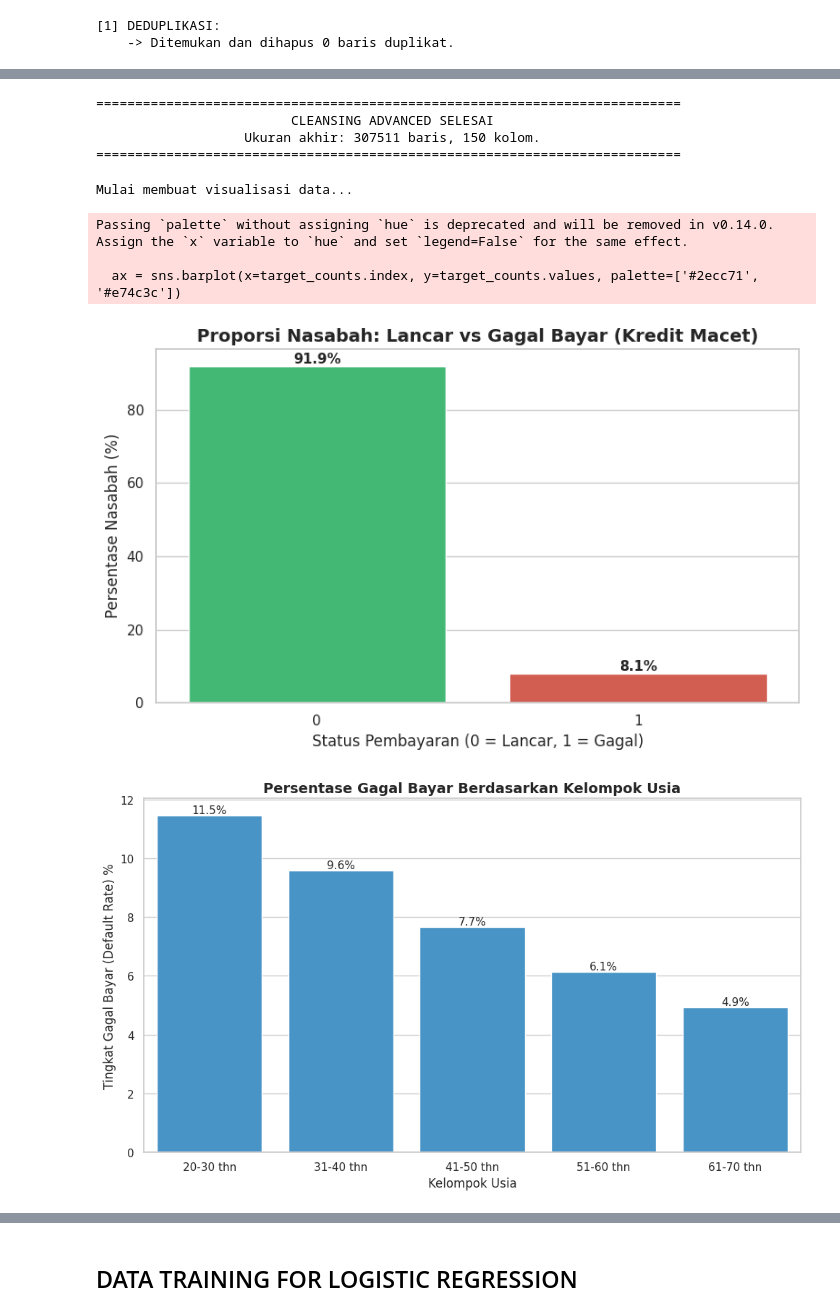
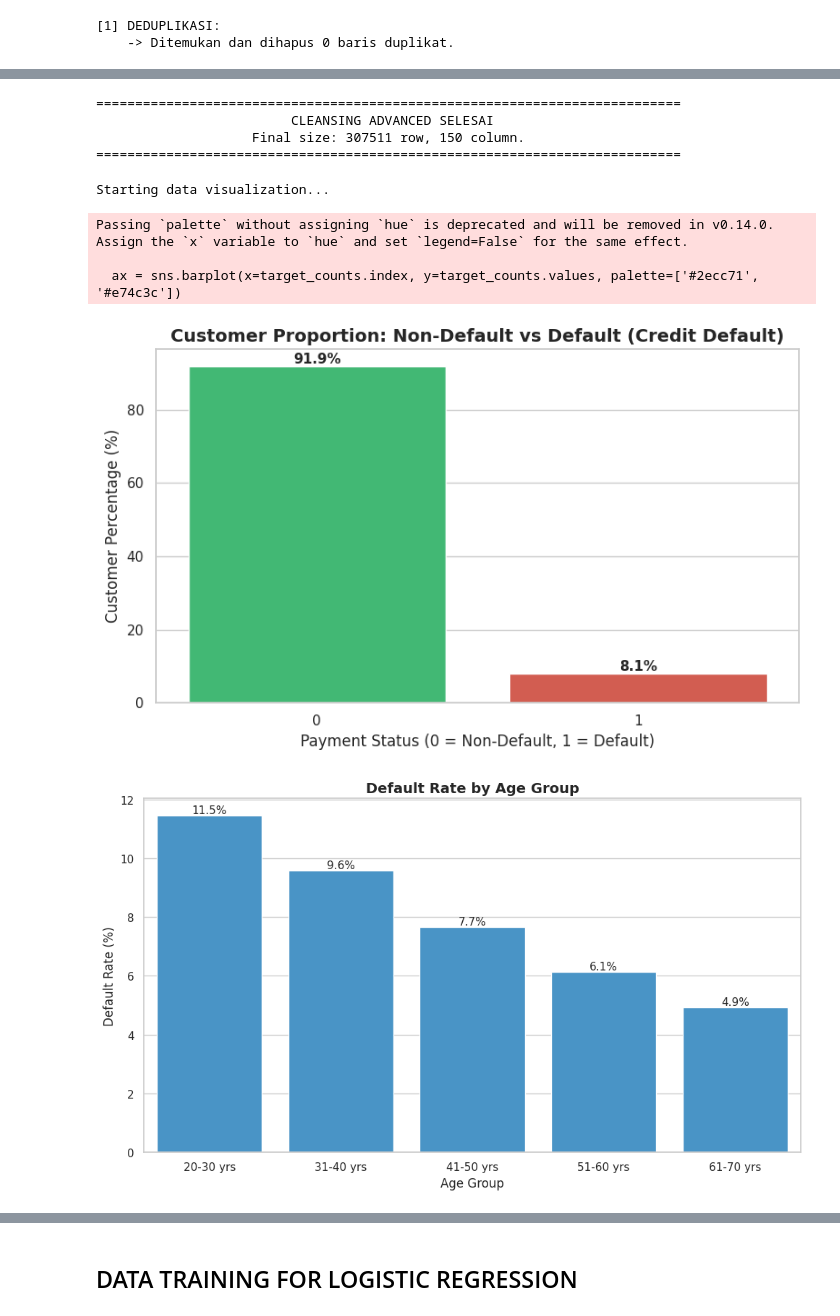
Before and after one commit to niqanabila16/Credit-Score-Prediction, a Jupyter notebook: Credit_Score_Prediction.ipynb, the cells around one changed output, grey strips where cells are left out. Cells and saved outputs as stored; diff of their text form; code cells hidden in the pictures.

```diff
--- a/Credit_Score_Prediction.ipynb
+++ b/Credit_Score_Prediction.ipynb
@@ -224,43 +225,46 @@ for col in categorical_cols:
 df = df.copy()
 # %%
 # ==============================================================================
-# HASIL AKHIR
+# FINAL RESULT
 # ==============================================================================
 print("\n" + "="*75)
 print(f"CLEANSING ADVANCED SELESAI".center(75))
-print(f"Ukuran akhir: {df.shape[0]} baris, {df.shape[1]} kolom.".center(75))
+print(f"Final size: {df.shape[0]} row, {df.shape[1]} column.".center(75))
 print("="*75)
 # %% [output]
 ===========================================================================
                          CLEANSING ADVANCED SELESAI
-                   Ukuran akhir: 307511 baris, 150 kolom.
+                    Final size: 307511 row, 150 column.
 ===========================================================================
 # %%
-# Import library untuk visualisasi
+# Import libraries for visualization
 import matplotlib.pyplot as plt
 import seaborn as sns
 import numpy as np
 import pandas as pd
 
-# Setting tema visual agar grafik terlihat profesional (mirip presentasi bisnis)
+# Set visual theme so the charts look professional (similar to business presentations)
 sns.set_theme(style="whitegrid")
 plt.rcParams['figure.figsize'] = (10, 6)
 
-print("Mulai membuat visualisasi data...\n")
+print("Starting data visualization...\n")
+
 df['AGE_YEARS'] = df['DAYS_BIRTH'] / 365
+
 # ==============================================================================
-# VISUALISASI 1: Proporsi Target (Lancar vs Gagal Bayar)
+# VISUALIZATION 1: Target Proportion (Non-Default vs Default)
 # ==============================================================================
 plt.figure(figsize=(8, 5))
-# Menghitung persentase
+
+# Calculate percentage
 target_counts = df['TARGET'].value_counts(normalize=True) * 100
 
 ax = sns.barplot(x=target_counts.index, y=target_counts.values, palette=['#2ecc71', '#e74c3c'])
-plt.title('Proporsi Nasabah: Lancar vs Gagal Bayar (Kredit Macet)', fontsize=14, fontweight='bold')
-plt.xlabel('Status Pembayaran (0 = Lancar, 1 = Gagal)', fontsize=12)
-plt.ylabel('Persentase Nasabah (%)', fontsize=12)
+plt.title('Customer Proportion: Non-Default vs Default (Credit Default)', fontsize=14, fontweight='bold')
+plt.xlabel('Payment Status (0 = Non-Default, 1 = Default)', fontsize=12)
+plt.ylabel('Customer Percentage (%)', fontsize=12)
 
-# Menambahkan angka persentase di atas bar
+# Add percentage values on top of bars
 for p in ax.patches:
     ax.annotate(f'{p.get_height():.1f}%', (p.get_x() + p.get_width() / 2., p.get_height()),
                 ha='center', va='bottom', fontsize=11, fontweight='bold')
@@ -268,36 +272,36 @@ for p in ax.patches:
 plt.tight_layout()
 plt.show()
 # %% [output]
-Mulai membuat visualisasi data...
+Starting data visualization...
 Passing `palette` without assigning `hue` is deprecated and will be removed in v0.14.0. Assign the `x` variable to `hue` and set `legend=False` for the same effect.
 
   ax = sns.barplot(x=target_counts.index, y=target_counts.values, palette=['#2ecc71', '#e74c3c'])
-[figure, old version]
+[figure, new version]
 # %%
 # ==============================================================================
-# VISUALISASI 2: Risiko Gagal Bayar Berdasarkan Kelompok Usia
+# VISUALIZATION 2: Default Risk by Age Group
 # ==============================================================================
 plt.figure(figsize=(10, 6))
 
-# Membuat kategori kelompok usia (Binning)
+# Create age group categories (Binning)
 df['AGE_GROUP'] = pd.cut(df['AGE_YEARS'], bins=[20, 30, 40, 50, 60, 70],
-                         labels=['20-30 thn', '31-40 thn', '41-50 thn', '51-60 thn', '61-70 thn'])
+                         labels=['20-30 yrs', '31-40 yrs', '41-50 yrs', '51-60 yrs', '61-70 yrs'])
 
-# Menghitung rata-rata TARGET (yang sama dengan Default Rate/Persentase Gagal Bayar)
+# Calculate average TARGET (equivalent to Default Rate / Percentage of Default)
 age_default = df.groupby('AGE_GROUP')['TARGET'].mean() * 100
 
 ax2 = sns.barplot(x=age_default.index, y=age_default.values, color='#3498db')
-plt.title('Persentase Gagal Bayar Berdasarkan Kelompok Usia', fontsize=14, fontweight='bold')
-plt.xlabel('Kelompok Usia', fontsize=12)
-plt.ylabel('Tingkat Gagal Bayar (Default Rate) %', fontsize=12)
+plt.title('Default Rate by Age Group', fontsize=14, fontweight='bold')
+plt.xlabel('Age Group', fontsize=12)
+plt.ylabel('Default Rate (%)', fontsize=12)
 
 for p in ax2.patches:
     ax2.annotate(f'{p.get_height():.1f}%', (p.get_x() + p.get_width() / 2., p.get_height()),
                  ha='center', va='bottom', fontsize=11)
 
 plt.tight_layout()
 plt.show()
 # %% [output]
-[figure, old version]
+[figure, new version]
 # %%
 # ==============================================================================
```
Also changed, not shown: parts of 30 cells of this notebook, 10 other files.
